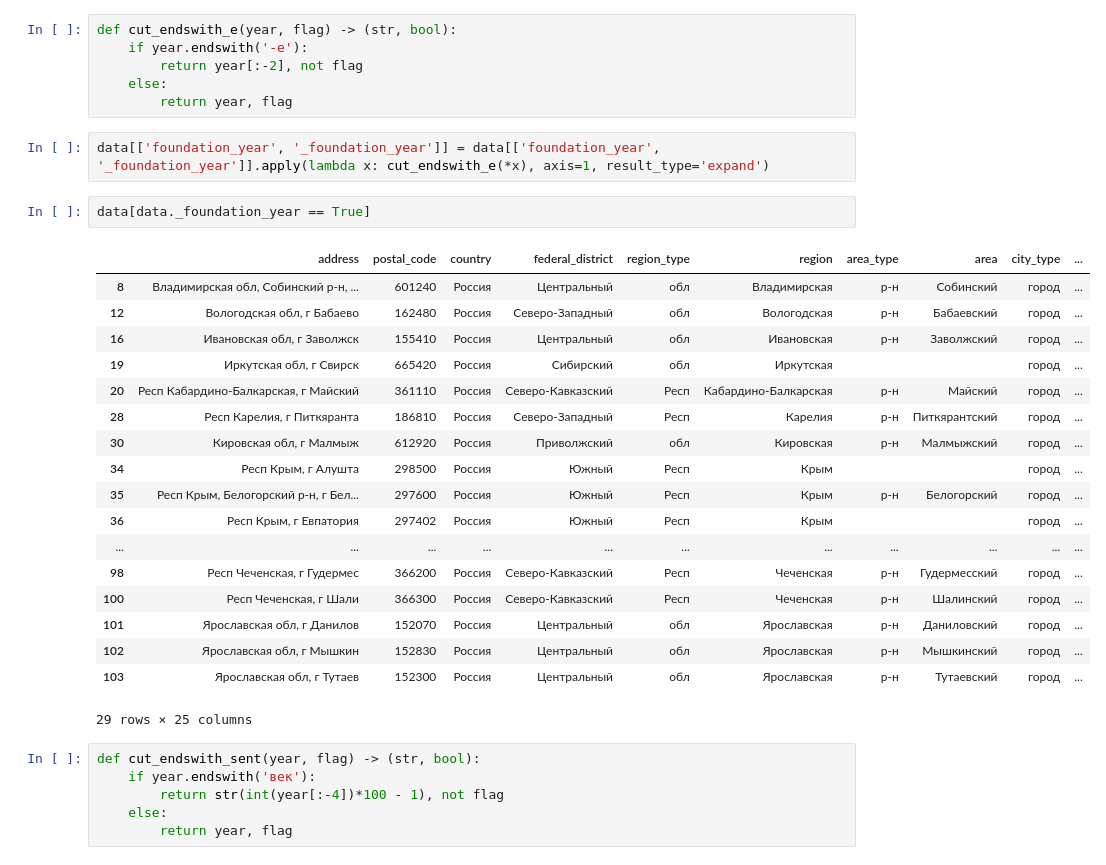
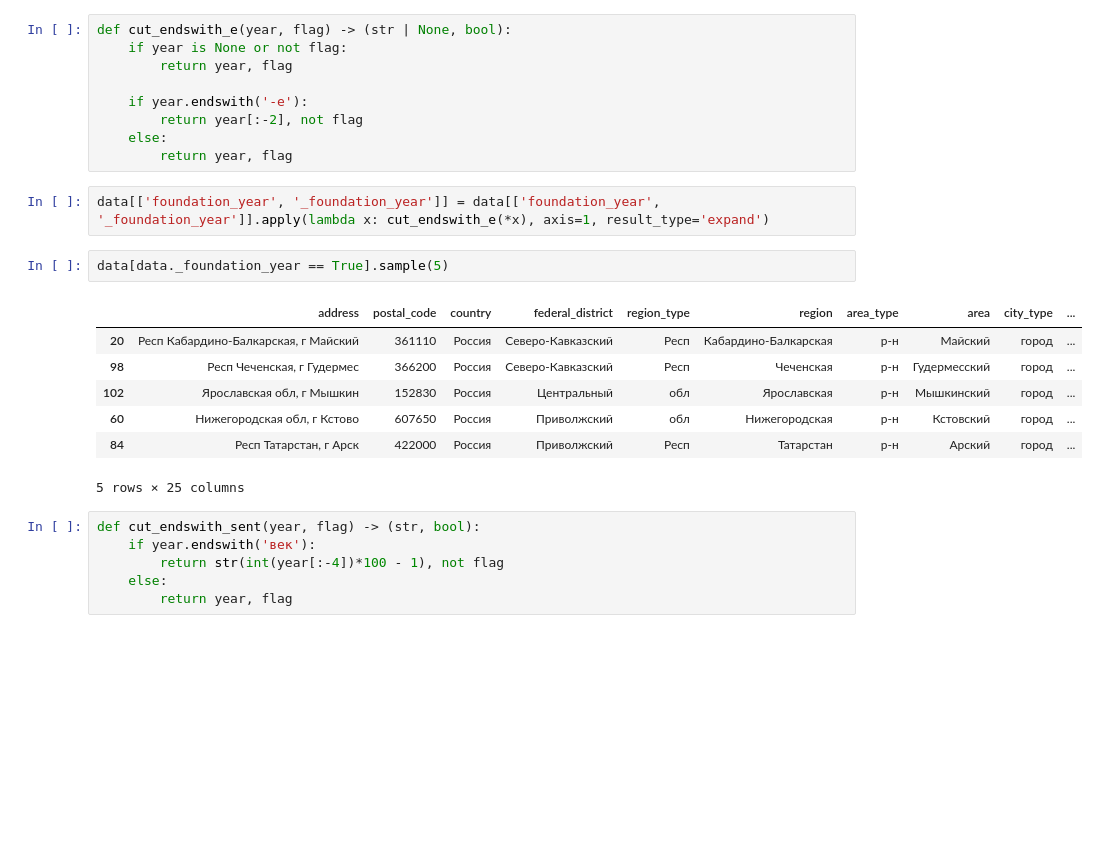
Before and after one commit to yurass13/django_geocoding, a Jupyter notebook: data/data_processing.ipynb, the cells around one changed output. Drawn from its saved outputs; the diff is of its cells as text; blank space fills up the shorter version.

```diff
--- a/data/data_processing.ipynb
+++ b/data/data_processing.ipynb
@@ -161,5 +150,8 @@ data[data._foundation_year == True]
 # %%
-def cut_endswith_e(year, flag) -> (str, bool):
+def cut_endswith_e(year, flag) -> (str | None, bool):
+    if year is None or not flag:
+        return year, flag
+
     if year.endswith('-е'):
         return year[:-2], not flag
     else:
@@ -167,26 +159,15 @@ def cut_endswith_e(year, flag) -> (str, bool):
 # %%
 data[['foundation_year', '_foundation_year']] = data[['foundation_year', '_foundation_year']].apply(lambda x: cut_endswith_e(*x), axis=1, result_type='expand')
 # %%
-data[data._foundation_year == True]
+data[data._foundation_year == True].sample(5)
 # %% [output]
 |  | address | postal_code | country | federal_district | region_type | region | area_type | area | city_type | ... |
-| 8 | Владимирская обл, Собинский р-н, ... | 601240 | Россия | Центральный | обл | Владимирская | р-н | Собинский | город | ... |
-| 12 | Вологодская обл, г Бабаево | 162480 | Россия | Северо-Западный | обл | Вологодская | р-н | Бабаевский | город | ... |
-| 16 | Ивановская обл, г Заволжск | 155410 | Россия | Центральный | обл | Ивановская | р-н | Заволжский | город | ... |
-| 19 | Иркутская обл, г Свирск | 665420 | Россия | Сибирский | обл | Иркутская |  |  | город | ... |
 | 20 | Респ Кабардино-Балкарская, г Майский | 361110 | Россия | Северо-Кавказский | Респ | Кабардино-Балкарская | р-н | Майский | город | ... |
-| 28 | Респ Карелия, г Питкяранта | 186810 | Россия | Северо-Западный | Респ | Карелия | р-н | Питкярантский | город | ... |
-| 30 | Кировская обл, г Малмыж | 612920 | Россия | Приволжский | обл | Кировская | р-н | Малмыжский | город | ... |
-| 34 | Респ Крым, г Алушта | 298500 | Россия | Южный | Респ | Крым |  |  | город | ... |
-| 35 | Респ Крым, Белогорский р-н, г Бел... | 297600 | Россия | Южный | Респ | Крым | р-н | Белогорский | город | ... |
-| 36 | Респ Крым, г Евпатория | 297402 | Россия | Южный | Респ | Крым |  |  | город | ... |
-| ... | ... | ... | ... | ... | ... | ... | ... | ... | ... | ... |
 | 98 | Респ Чеченская, г Гудермес | 366200 | Россия | Северо-Кавказский | Респ | Чеченская | р-н | Гудермесский | город | ... |
-| 100 | Респ Чеченская, г Шали | 366300 | Россия | Северо-Кавказский | Респ | Чеченская | р-н | Шалинский | город | ... |
-| 101 | Ярославская обл, г Данилов | 152070 | Россия | Центральный | обл | Ярославская | р-н | Даниловский | город | ... |
 | 102 | Ярославская обл, г Мышкин | 152830 | Россия | Центральный | обл | Ярославская | р-н | Мышкинский | город | ... |
-| 103 | Ярославская обл, г Тутаев | 152300 | Россия | Центральный | обл | Ярославская | р-н | Тутаевский | город | ... |
+| 60 | Нижегородская обл, г Кстово | 607650 | Россия | Приволжский | обл | Нижегородская | р-н | Кстовский | город | ... |
+| 84 | Респ Татарстан, г Арск | 422000 | Россия | Приволжский | Респ | Татарстан | р-н | Арский | город | ... |
-29 rows × 25 columns
+5 rows × 25 columns
 # %%
 def cut_endswith_sent(year, flag) -> (str, bool):
     if year.endswith('век'):
```
Also changed, not shown: parts of 7 cells of this notebook, 4 other files.
